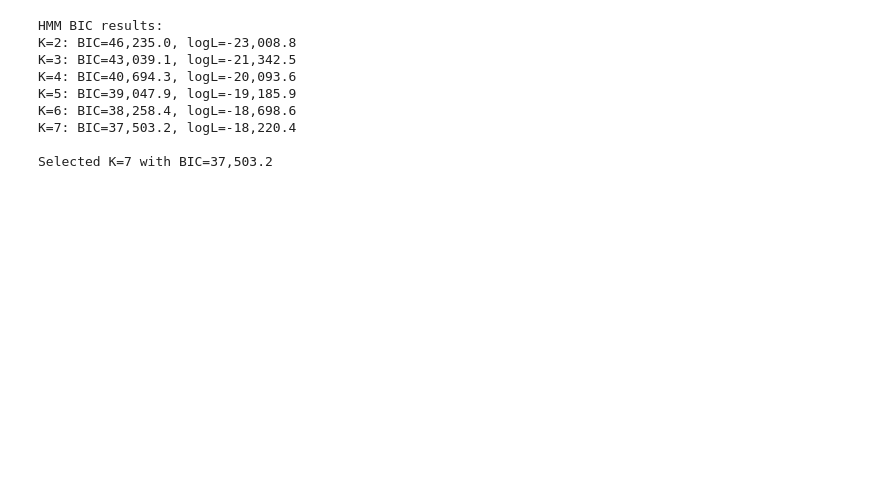
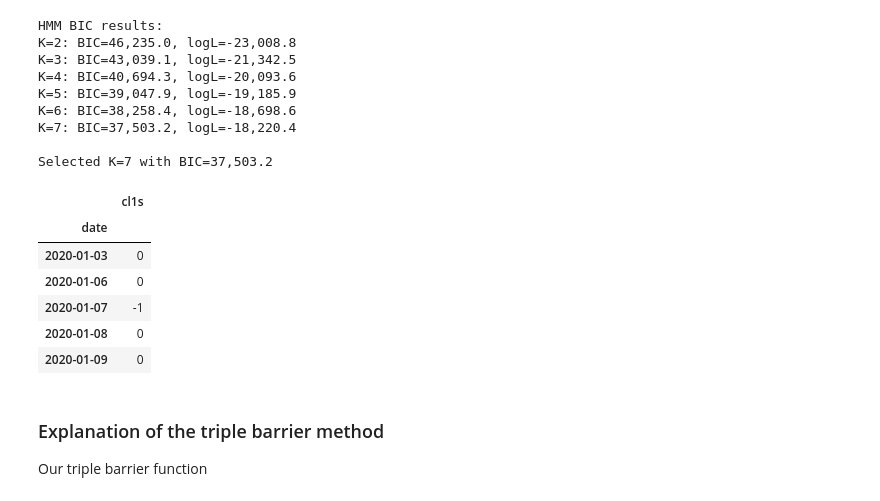
Before and after one commit to Jack-Close/energy-signal-metamodel, a Jupyter notebook: notebooks/Systematic_Trading_Project.ipynb, the cells around one changed output. Cells and saved outputs as stored; diff of their text form; code cells hidden in the pictures; blank space fills up the shorter version.

```diff
--- a/notebooks/Systematic_Trading_Project.ipynb
+++ b/notebooks/Systematic_Trading_Project.ipynb
@@ -30,10 +30,11 @@ prices_df = prices_df.set_index('date')
 # Reading the primary signal dataframe
 primary_df = pd.read_csv('../data/src/primary_signals.csv')
 primary_df['date'] = pd.to_datetime(primary_df['date'])
+primary_df = primary_df.set_index('date')
 
 # Extracting instrument wti
 wti_df = prices_df.loc[prices_df['instrument'] == 'cl1s'].copy()
-wti_primary_df = primary_df.loc[:,'cl1s'].copy()
+wti_primary_df =  primary_df[['cl1s']].copy()
 
 # Extracting instrument Heating oil
 heating_oil_df = prices_df.loc[prices_df['instrument'] == 'ho1s'].copy()
@@ -47,31 +48,31 @@ rbob_primary_df = primary_df.loc[:,'rb1s'].copy()
 natural_gas_df = prices_df.loc[prices_df['instrument'] == 'ng1s'].copy()
 natural_gas_primary_df = primary_df.loc[:,'ng1s'].copy()
 
-# Extracting gold
-gold_df = prices_df.loc[prices_df['instrument'] == 'gc1s'].copy()
-gold_primary_df = primary_df.loc[:,'gc1s'].copy()
+# # Extracting gold
+# gold_df = prices_df.loc[prices_df['instrument'] == 'gc1s'].copy()
+# gold_primary_df = primary_df.loc[:,'gc1s'].copy()
 
-# Extracting silver
-silver_df = prices_df.loc[prices_df['instrument'] == 'si1s'].copy()
-silver_primary_df = primary_df.loc[:,'si1s'].copy()
+# # Extracting silver
+# silver_df = prices_df.loc[prices_df['instrument'] == 'si1s'].copy()
+# silver_primary_df = primary_df.loc[:,'si1s'].copy()
 
-# Extracting copper
-copper_df = prices_df.loc[prices_df['instrument'] == 'hg1s'].copy()
-copper_primary_df = primary_df.loc[:,'hg1s'].copy()
+# # Extracting copper
+# copper_df = prices_df.loc[prices_df['instrument'] == 'hg1s'].copy()
+# copper_primary_df = primary_df.loc[:,'hg1s'].copy()
 
-# Extracting platinimum
-plat_df = prices_df.loc[prices_df['instrument'] == 'pl1s'].copy()
-plat_primary_df = primary_df.loc[:,'pl1s'].copy()
+# # Extracting platinimum
+# plat_df = prices_df.loc[prices_df['instrument'] == 'pl1s'].copy()
+# plat_primary_df = primary_df.loc[:,'pl1s'].copy()
 
 instruments = {
     'WTI': {'price_df': wti_df, 'signal': wti_primary_df},
     'Heating Oil': {'price_df': heating_oil_df, 'signal': heating_oil_primary_df},
     'RBOB Gasoline': {'price_df': rbob_df, 'signal': rbob_primary_df},
     'Natural Gas': {'price_df': natural_gas_df, 'signal': natural_gas_primary_df},
-    'Gold': {'price_df': gold_df, 'signal': gold_primary_df},
-    'Silver': {'price_df': silver_df, 'signal': silver_primary_df},
-    'Copper': {'price_df': copper_df, 'signal': copper_primary_df},
-    'Platinum': {'price_df': plat_df, 'signal': plat_primary_df},
+    # 'Gold': {'price_df': gold_df, 'signal': gold_primary_df},
+    # 'Silver': {'price_df': silver_df, 'signal': silver_primary_df},
+    # 'Copper': {'price_df': copper_df, 'signal': copper_primary_df},
+    # 'Platinum': {'price_df': plat_df, 'signal': plat_primary_df},
 }
 # %% [markdown]
 ### 2. Quick Data exploration plotting
@@ -347,4 +287,17 @@ Selected K=7 with BIC=37,503.2
 for i in range(best["K"]):
     train_pca_df_wti[f'hmm_prob_{i}'] = train_probs[:, i]
     test_pca_df_wti[f'hmm_prob_{i}'] = test_probs[:, i]
+# %%
+wti_primary_df.head()
+# %% [output]
+|  | cl1s |
+| date |  |
+| 2020-01-03 | 0 |
+| 2020-01-06 | 0 |
+| 2020-01-07 | -1 |
+| 2020-01-08 | 0 |
+| 2020-01-09 | 0 |
+# %% [markdown]
+<h3> Explanation of the triple barrier method </h3>
+<p> Our triple barrier function
 # %%
```
Also changed, not shown: parts of 9 cells of this notebook.
